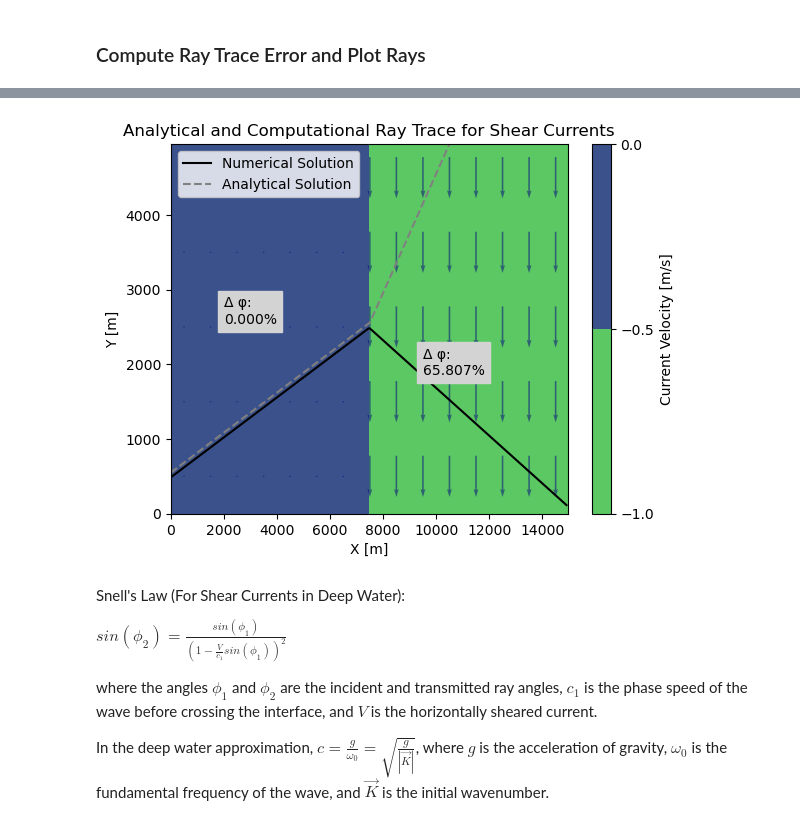
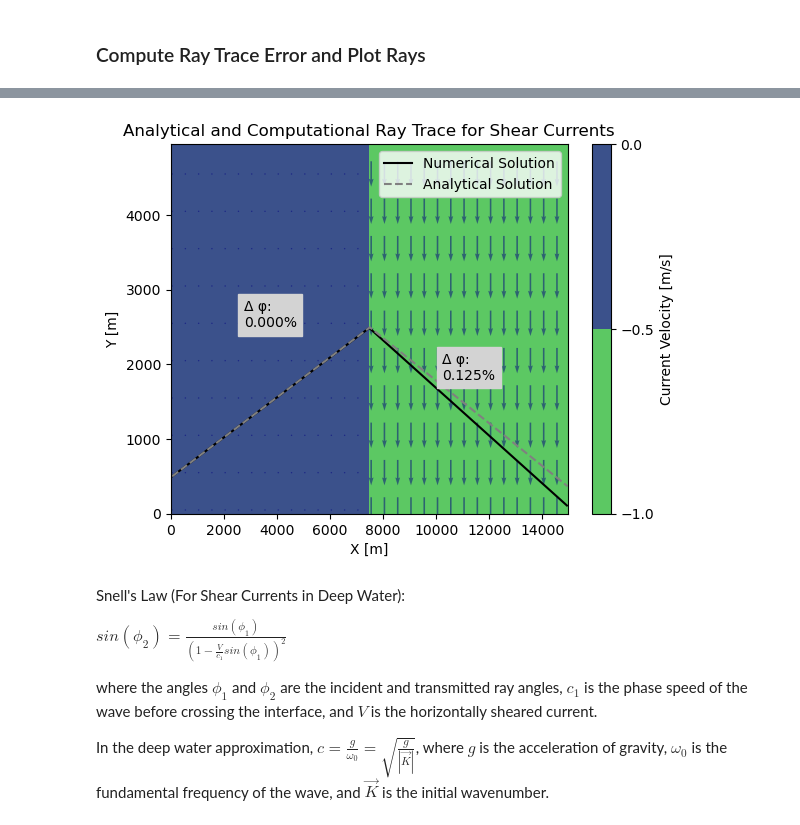
Before and after one commit to mines-oceanography/mantaray, a Jupyter notebook: notebooks/theoretical_comparison/snells_law_verification.ipynb, the cells around one changed output, grey strips where cells are left out. Cells and saved outputs as stored; diff of their text form; code cells hidden in the pictures.

Commit message:
Investigate current advection problem in snells_law_verification.ipynb

```diff
--- a/notebooks/theoretical_comparison/snells_law_verification.ipynb
+++ b/notebooks/theoretical_comparison/snells_law_verification.ipynb
@@ -217,5 +271,5 @@ y0 = 500
 # %%
-ray_evolution_raw = single_ray(x0, y0, kx, ky, 40000, 10,
+ray_evolution_raw = single_ray(x0, y0, kx, ky, 40000, 1,
                            bathymetry='data/deep_water_flat_bathymetry.nc',
                            current='data/shear_current_-1v.nc')
 # Process ray trace dataset to add wavenumber magnitude and angle information
@@ -224,20 +280,13 @@ ray_evolution = ray_evolution_raw.assign(k = np.sqrt(ray_evolution_raw.kx**2 + r
 # %% [markdown]
 ### Analytically Solve for Ray Path
 # %%
-c = np.sqrt(9.81/k)
-cs = np.ones_like(v_currents)*c
+c0 = np.sqrt(9.8/k)
 
 # Pick x values corresponding to the different boundaries
 zone_edge_xs = shear_current.x.values[v_current_indices]
 xs_analytical = np.append(zone_edge_xs, shear_current.x.values[-1]) #Add final right side boundary to xs_analytical
 mid_zone_xs = zone_edge_xs + np.diff(xs_analytical)/2
+xs_analytical[0] = 50
 
-phis_analytical, ys_analytical = analytical_ray_trace(xs_analytical, y0, phi0, cs, mode='shear_currents', v_currents=v_currents)
-
-# Iterate over each shelf to compute the analytically expected angle
-phis = np.ones_like(v_currents, dtype=float)
-for i in range(len(phis)):
-    if i == 0:
-        phis[i] = phi0
-    else:
-        phis[i] = np.arcsin(np.sin(phis[i-1]) / (1- v_currents[i]/c*np.sin(phis[i-1]))**2)
+phis_analytical, ys_analytical, ks_analytical = analytical_ray_trace(xs_analytical, y0, phi0, k, approx_type='deep',
+                                                      mode='shear_currents', v_currents=v_currents)
@@ -256,14 +292,0 @@ True
-# %%
-# Create arrays identifying the start, midpoint, and end of each shelf
-shelf_starts = np.linspace(0, NX*dl, 2, endpoint=False)
-mid_shelf_xs = shelf_starts + (NX*dl) / (2*2)
-
-# Create analytical ray x coordinates (one point on each shelf boundary)
-xs_analytical = np.linspace(0, NX*dl, 2+1)
-
-# Compute analytical ray y coordinates (Using y=m(x-x0) + y0 to propagate between shelves)
-y0a = y0 + 50
-ys_analytical = np.ones(3)
-ys_analytical[0] = y0a
-for i, phi in enumerate(phis):
-    ys_analytical[i+1] = np.tan(phi) * NX*dl / 2 + ys_analytical[i]
@@ -274,8 +313,8 @@ for i, phi in enumerate(phis):
 ray_angles = xr.DataArray(data=ray_evolution.phi.values[:-1], coords={'x':ray_evolution.x.values[:-1]})
 
 # Find the difference and percent difference between the analytical and computational ray traces
-phi_diffs = np.abs(phis - ray_angles.sel(x=mid_shelf_xs, method='nearest'))
-phi_diffs_percent = phi_diffs / phis * 100
+phi_diffs = np.abs(phis_analytical - ray_angles.sel(x=mid_zone_xs, method='nearest'))
+phi_diffs_percent = phi_diffs / phis_analytical * 100
 print('Ray Trace Angle Absolute Difference from Theory:', phi_diffs.values, 'degrees')
 print('Ray Trace Angle Percent Difference from Theory:', phi_diffs_percent.values, '%')
 # %% [output]
@@ -284,24 +363,25 @@ Ray Trace Angle Percent Difference from Theory: [ 0.         65.80674367] %
 # %%
 # Plot the Ray Comparisons
 fig, ax = plt.subplots()
-contours = ax.contourf(xxs, yys, currents, cmap='viridis_r', levels=np.arange(-1, 0.1, 0.5))
-ax.quiver(xxs[10::20,10::20], yys[10::20,10::20], np.zeros_like(currents)[10::20,10::20], currents[10::20,10::20], color='navy',
+contours = ax.contourf(shear_current.x, shear_current.y, shear_current.v, cmap='viridis_r', levels=np.arange(-1, 0.1, 0.5))
+quiver_shear_currents = shear_current.sel(x=slice(10, None, 10), y=slice(10, None, 10))
+ax.quiver(quiver_shear_currents.x, quiver_shear_currents.y, quiver_shear_currents.u, quiver_shear_currents.v, color='navy',
           pivot='middle', width=0.004, alpha=0.5)
 ax.autoscale(False)
 ax.plot(ray_evolution.x, ray_evolution.y, marker='', linestyle='solid', color='black', label='Numerical Solution')
 ax.plot(xs_analytical, ys_analytical, marker='', linestyle='dashed', color='grey', label='Analytical Solution')
 for i, pcent_diff in enumerate(phi_diffs_percent):
     if i == 0:
-        ax.text(x=shelf_starts[i] + 2000, y=ys_analytical[i]+2000, s='Δ φ: \n' + "{0:1.3f}".format(pcent_diff) + '%', backgroundcolor='lightgrey')
+        ax.text(x=mid_zone_xs[i] - 1000, y=ys_analytical[i]+2000, s='Δ φ: \n' + "{0:1.3f}".format(pcent_diff) + '%', backgroundcolor='lightgrey')
         continue
-    ax.text(x=shelf_starts[i] + 2000, y=ys_analytical[i]-700, s='Δ φ: \n' + "{0:1.3f}".format(pcent_diff) + '%', backgroundcolor='lightgrey')
+    ax.text(x=mid_zone_xs[i] - 1000, y=ys_analytical[i]-700, s='Δ φ: \n' + "{0:1.3f}".format(pcent_diff) + '%', backgroundcolor='lightgrey')
 ax.legend()
 ax.set_title(label='Analytical and Computational Ray Trace for Shear Currents')
 ax.set_xlabel(xlabel='X [m]')
 ax.set_ylabel(ylabel='Y [m]')
 cax = fig.colorbar(contours, label='Current Velocity [m/s]')
 # %% [output]
-[figure, old version]
+[figure, new version]
 # %% [markdown]
 Snell's Law (For Shear Currents in Deep Water):
 
```
Also changed, not shown: parts of 20 cells of this notebook.
